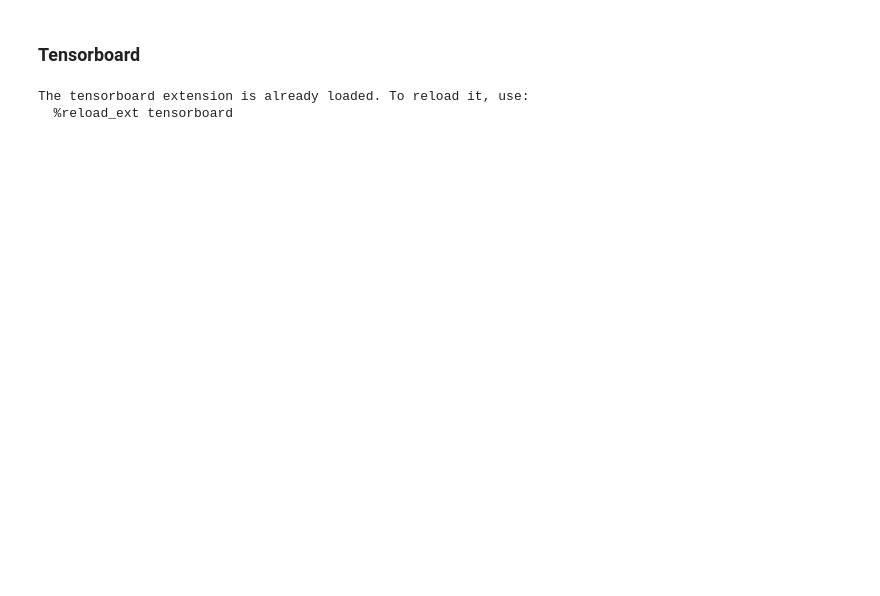
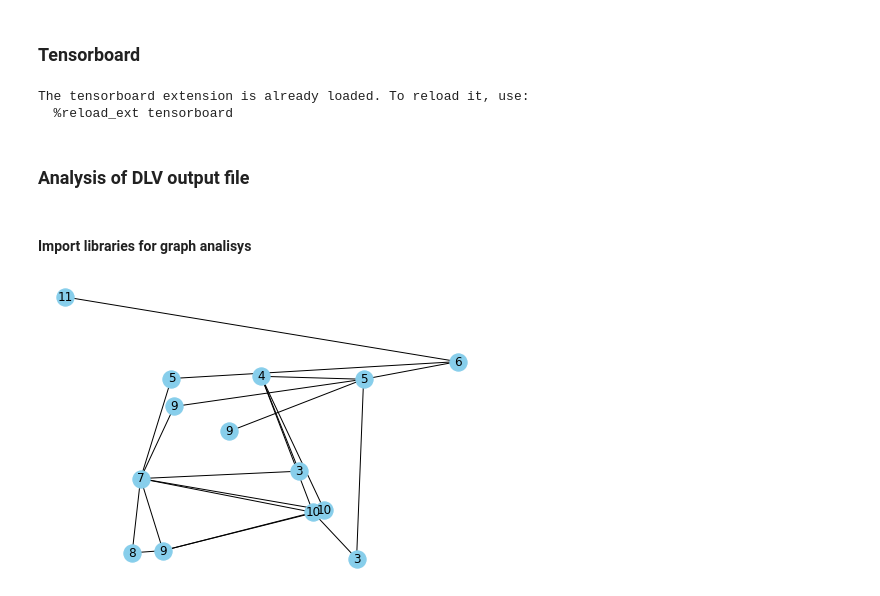
Before and after one commit to aleqrt/mask-rcnn-api, a Jupyter notebook: samples/elettrocablaggi/elettrocablaggi.ipynb, the cells around one changed output. Saved outputs shown, nothing was run; the diff lists cells and outputs as text; code cells hidden in the pictures; blank space fills up the shorter version.

```diff
--- a/samples/elettrocablaggi/elettrocablaggi.ipynb
+++ b/samples/elettrocablaggi/elettrocablaggi.ipynb
@@ -174,3 +175,7 @@ The tensorboard extension is already loaded. To reload it, use:
   %reload_ext tensorboard
 # %%
 %tensorboard --logdir model_path
+# %% [markdown]
+### Analysis of DLV output file
+# %% [markdown]
+#### Import libraries for graph analisys
@@ -176,0 +189,16 @@ The tensorboard extension is already loaded. To reload it, use:
+# %%
+# load files
+image_name = '20200921_101722.jpg'
+
+facts_name = "facts_{}.txt".format(image_name[:-4])
+facts_dir = os.path.join("..", "..", "reasoner", "dlv_facts")
+
+dlv_output_name = "output_{}.txt".format(image_name[:-4])
+dlv_output_dir = os.path.join("..", "..", "reasoner", "dlv_output")
+
+dlv_program_name = 'neighborhood.asp'
+dlv_program_dir = os.path.join("..", "..", "reasoner", "encoding")
+
+gt_dir = os.path.join("..", "..", "reasoner", "ground truth")
+facts_gt = "facts_GRETA230V.txt"
+output_gt = "output_GRETA230V.txt"
@@ -176,0 +247,40 @@ The tensorboard extension is already loaded. To reload it, use:
+# %%
+comp_inf = parser_component(facts_dir, facts_name)
+neig_inf = parser_neighbour(dlv_output_dir, dlv_output_name, flag_img=True)
+# %%
+G_inf = nx.Graph()
+
+nodes_inf = [i+1 for i in range(len(comp_inf))]
+edge = [(lst[1], lst[3]) for lst in neig_inf]
+
+G_inf.add_nodes_from(nodes_inf)
+G_inf.add_edges_from(edge)
+
+mapping_inf = {}
+for e in comp_inf:
+    mapping_inf[e[1]] = e[0]
+
+# coordinates for all nodes
+xy = np.zeros([len(comp_inf), 2])
+for i, row in enumerate(comp_inf):
+    xy[i, 0] = (comp_inf[i][2] + comp_inf[i][4] + comp_inf[i][6] + comp_inf[i][8])/4
+    xy[i, 1] = (comp_inf[i][3] + comp_inf[i][5] + comp_inf[i][7] + comp_inf[i][9])/4
+min_max_scaler = preprocessing.MinMaxScaler()
+xy = min_max_scaler.fit_transform(xy)
+for i, row in enumerate(xy):
+    xy[i, 1] = 1 - xy[i, 1]
+
+# position for all nodes
+pos_inf = {}
+for i, e in enumerate(comp_inf):
+    pos_inf[e[1]] = xy[i, :]
+
+plt.figure()
+
+# draw the graph
+nx.draw(G_inf, pos_inf, node_color='skyblue')
+nx.draw_networkx_labels(G_inf, pos_inf, mapping_inf)
+
+plt.show()
+# %% [output]
+[figure, added]
```
Also changed, not shown: parts of 24 cells of this notebook, 17 other files.
